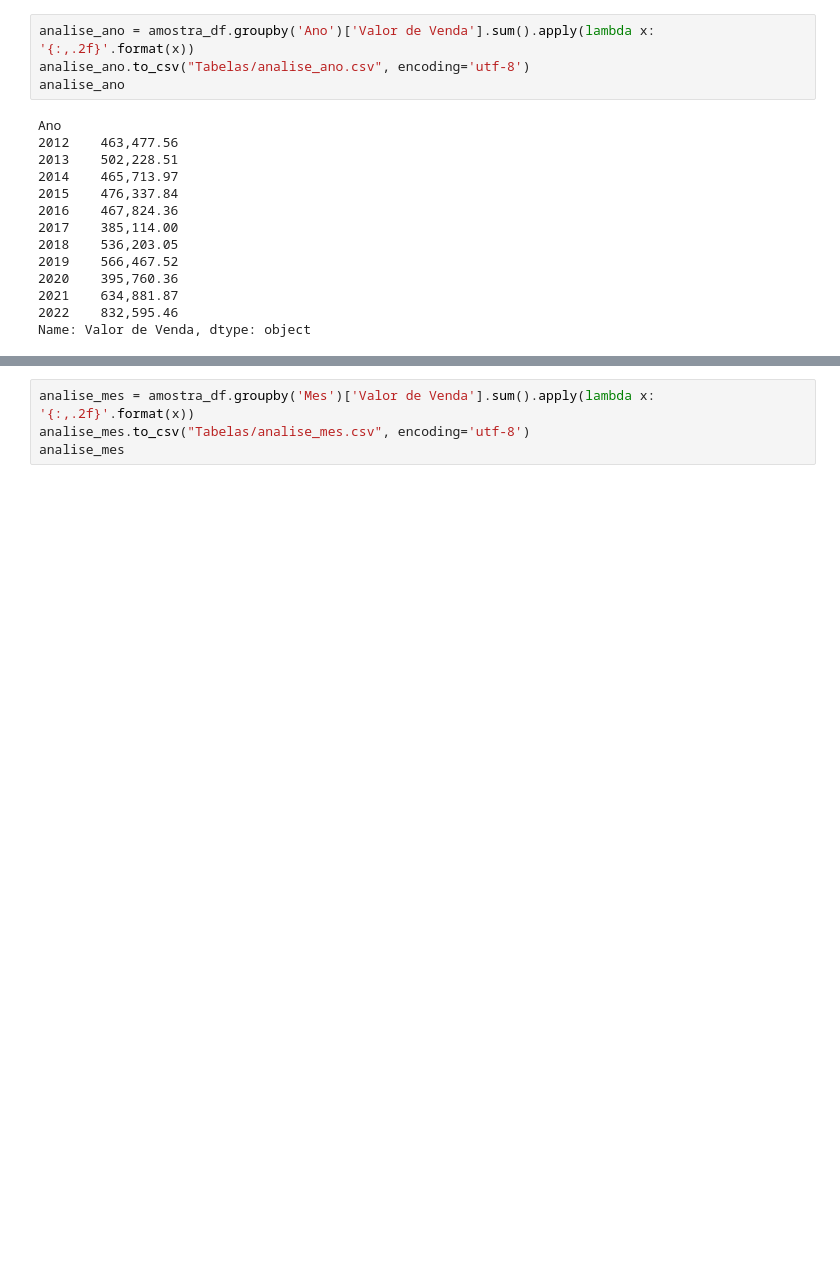
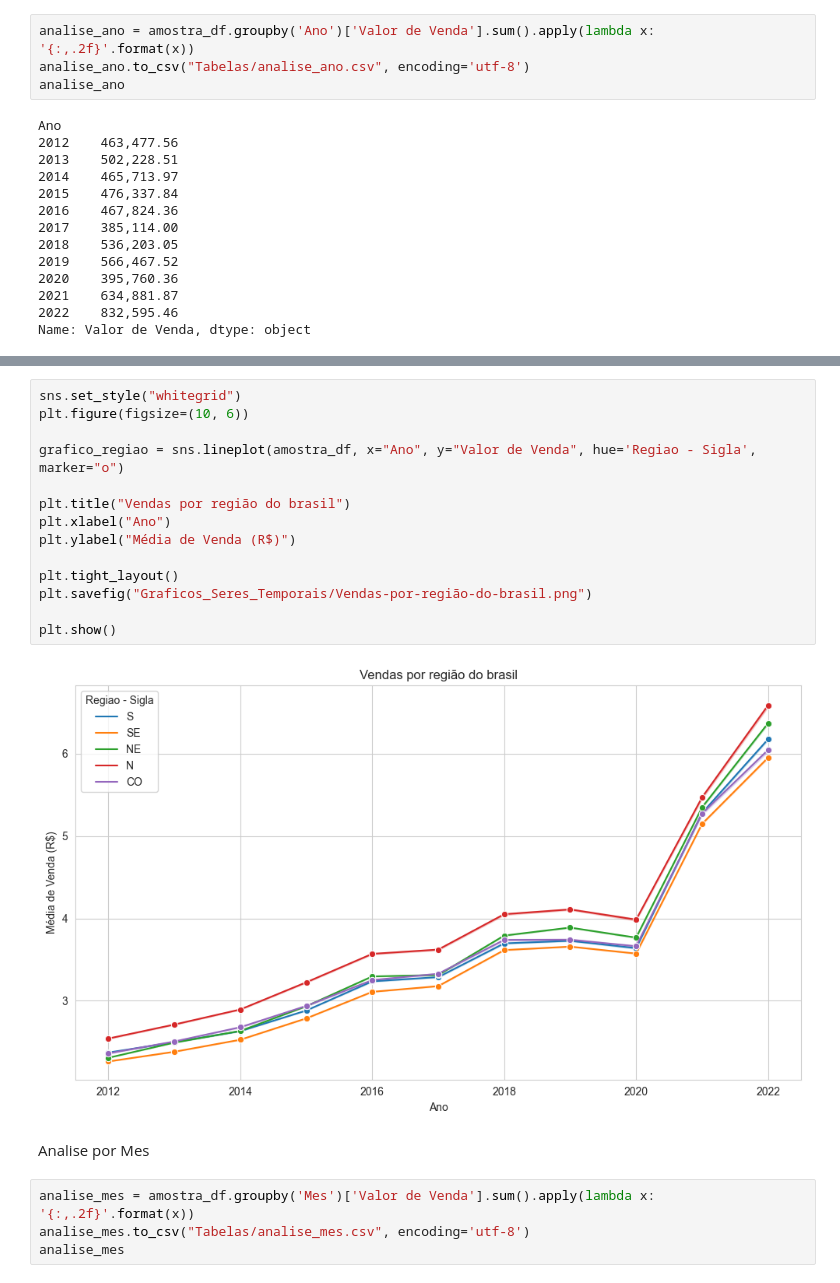
Before and after one commit to Jacksonvieira431/combustiveis_automotivos, a Jupyter notebook: 3_series_temporais.ipynb, the cells around one changed output, grey strips where cells are left out. Saved outputs shown, nothing was run; the diff lists cells and outputs as text; blank space fills up the shorter version.

```diff
--- a/3_series_temporais.ipynb
+++ b/3_series_temporais.ipynb
@@ -71,3 +93,21 @@ NameError: name 'os' is not defined
+# %%
+sns.set_style("whitegrid")
+plt.figure(figsize=(10, 6))
+
+grafico_regiao = sns.lineplot(amostra_df, x="Ano", y="Valor de Venda", hue='Regiao - Sigla', marker="o")
+
+plt.title("Vendas por região do brasil")
+plt.xlabel("Ano")
+plt.ylabel("Média de Venda (R$)")
+
+plt.tight_layout()
+plt.savefig("Graficos_Seres_Temporais/Vendas-por-região-do-brasil.png")
+
+plt.show()
+# %% [output]
+[figure, added]
+# %% [markdown]
+Analise por Mes
 # %%
 analise_mes = amostra_df.groupby('Mes')['Valor de Venda'].sum().apply(lambda x: '{:,.2f}'.format(x))
 analise_mes.to_csv("Tabelas/analise_mes.csv", encoding='utf-8')
```
Also changed, not shown: parts of 11 cells of this notebook, 13 other files.
